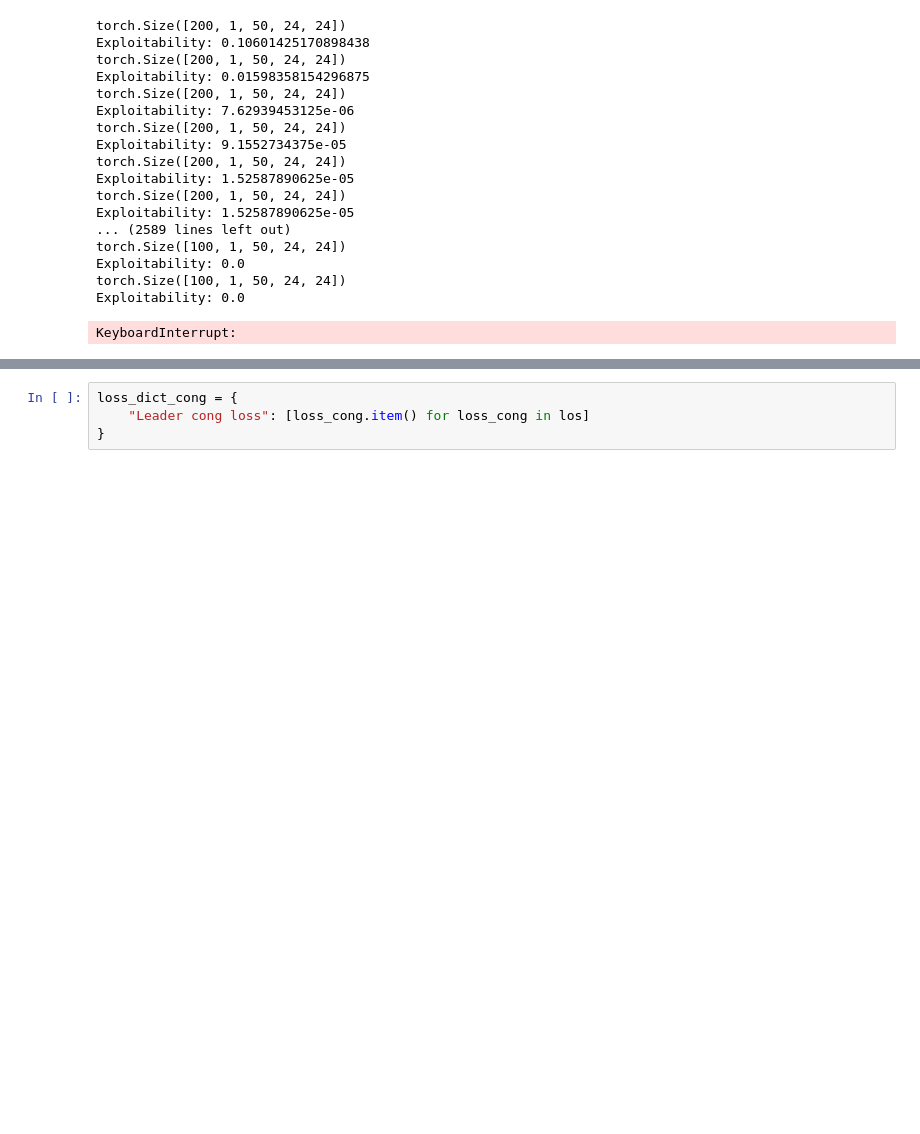
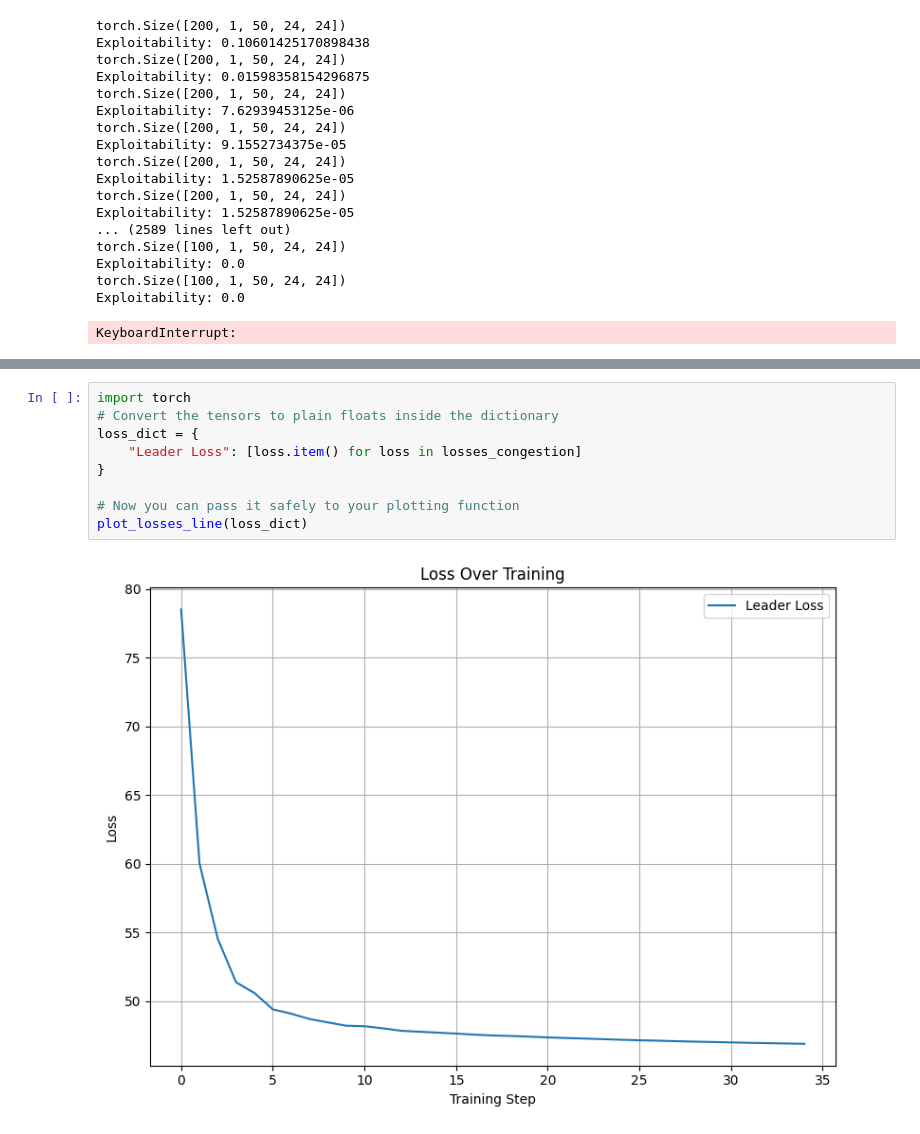
Before and after one commit to kbundaleski9000/thesis, a Jupyter notebook: testing_graph.ipynb, the cells around one changed output, grey strips where cells are left out. Drawn from its saved outputs; the diff is of its cells as text; blank space fills up the shorter version.

```diff
--- a/testing_graph.ipynb
+++ b/testing_graph.ipynb
@@ -409,4 +406,11 @@ plot_losses_line(loss_dict, yline=21.94)
 # %%
-loss_dict_cong = {
-    "Leader cong loss": [loss_cong.item() for loss_cong in los]
+import torch
+# Convert the tensors to plain floats inside the dictionary
+loss_dict = {
+    "Leader Loss": [loss.item() for loss in losses_congestion]
 }
+
+# Now you can pass it safely to your plotting function
+plot_losses_line(loss_dict)
+# %% [output]
+[figure, added]
```
Also changed, not shown: parts of 8 cells of this notebook, 2 other files.
